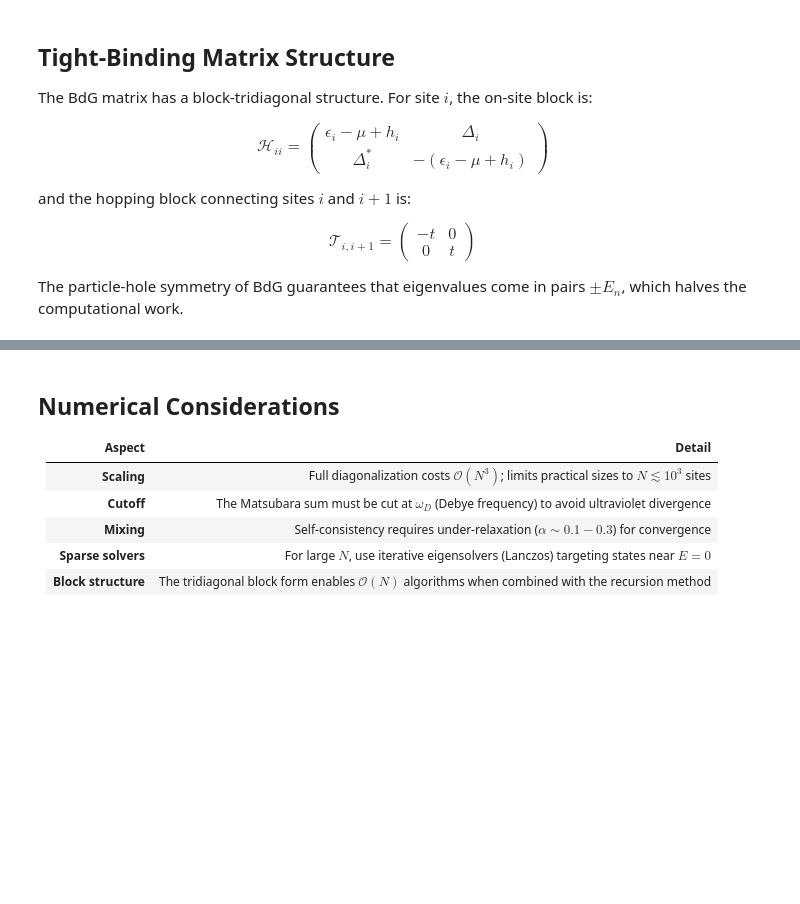
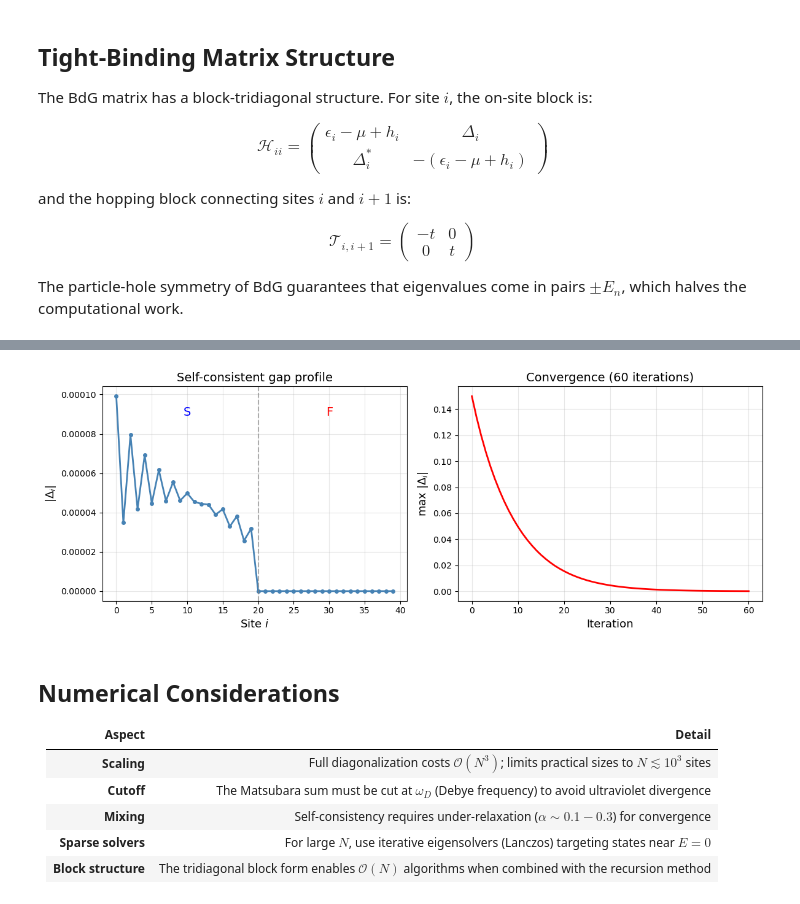
Before and after one commit to seanstarks-hub/SUPERMag-Simulation-Suite, a Jupyter notebook: docs/theory/bdg_discretization.ipynb, the cells around one changed output, grey strips where cells are left out. Saved outputs shown, nothing was run; the diff lists cells and outputs as text; code cells hidden in the pictures; blank space fills up the shorter version.

```diff
--- a/docs/theory/bdg_discretization.ipynb
+++ b/docs/theory/bdg_discretization.ipynb
@@ -148,3 +241,66 @@ print(f"  Negative: {np.sort(-energies[energies < 0])[:3].round(4)}")
+# %%
+# Self-consistent BdG iteration for a small S/F bilayer
+import numpy as np
+import matplotlib.pyplot as plt
+
+def build_bdg(N, t, mu, Delta, h):
+    H = np.zeros((2*N, 2*N), dtype=complex)
+    for i in range(N):
+        H[i, i] = -mu + h[i]
+        H[N+i, N+i] = mu - h[i]
+        H[i, N+i] = Delta[i]
+        H[N+i, i] = np.conj(Delta[i])
+    for i in range(N-1):
+        H[i, i+1] = -t; H[i+1, i] = -t
+        H[N+i, N+i+1] = t; H[N+i+1, N+i] = t
+    return H
+
+N = 40; N_S = 20; N_F = 20
+t, mu = 1.0, 0.0
+V_pair = 0.5       # pairing interaction (S sites only)
+h_field = np.array([0.0]*N_S + [0.3]*N_F)
+T_eff = 0.02       # effective temperature
+
+Delta = np.array([0.15]*N_S + [0.0]*N_F, dtype=complex)
+alpha = 0.2         # mixing parameter
+history = [Delta.copy()]
+
+for iteration in range(60):
+    H = build_bdg(N, t, mu, Delta, h_field)
+    E, W = np.linalg.eigh(H)
+    Delta_new = np.zeros(N, dtype=complex)
+    for i in range(N_S):  # pairing only in S
+        for n in range(2*N):
+            if E[n] > 0:
+                Delta_new[i] += V_pair * W[i, n] * np.conj(W[N+i, n]) * np.tanh(E[n] / (2*T_eff))
+    Delta = alpha * Delta_new + (1 - alpha) * Delta
+    history.append(Delta.copy())
+    if np.max(np.abs(Delta - history[-2])) < 1e-6:
+        break
+
+fig, axes = plt.subplots(1, 2, figsize=(12, 4.5))
+
+# Left: converged gap profile
+axes[0].plot(range(N), np.abs(Delta), 'o-', color='steelblue', lw=2, ms=4)
+axes[0].axvline(N_S, ls='--', color='grey', alpha=0.6)
+axes[0].text(N_S/2, np.max(np.abs(Delta))*0.9, 'S', fontsize=14, ha='center', color='blue')
+axes[0].text(N_S + N_F/2, np.max(np.abs(Delta))*0.9, 'F', fontsize=14, ha='center', color='red')
+axes[0].set_xlabel('Site $i$', fontsize=13)
+axes[0].set_ylabel(r'$|\Delta_i|$', fontsize=13)
+axes[0].set_title('Self-consistent gap profile', fontsize=14)
+axes[0].grid(True, alpha=0.3)
+
+# Right: convergence
+max_delta = [np.max(np.abs(history[k][:N_S])) for k in range(len(history))]
+axes[1].plot(max_delta, 'r-', lw=2)
+axes[1].set_xlabel('Iteration', fontsize=13)
+axes[1].set_ylabel(r'max $|\Delta_i|$', fontsize=13)
+axes[1].set_title(f'Convergence ({len(history)-1} iterations)', fontsize=14)
+axes[1].grid(True, alpha=0.3)
+
+fig.tight_layout(); plt.show()
+# %% [output]
+[figure, added]
 # %% [markdown]
 ## Numerical Considerations
 
```
Also changed, not shown: parts of 3 cells of this notebook, 33 other files.
